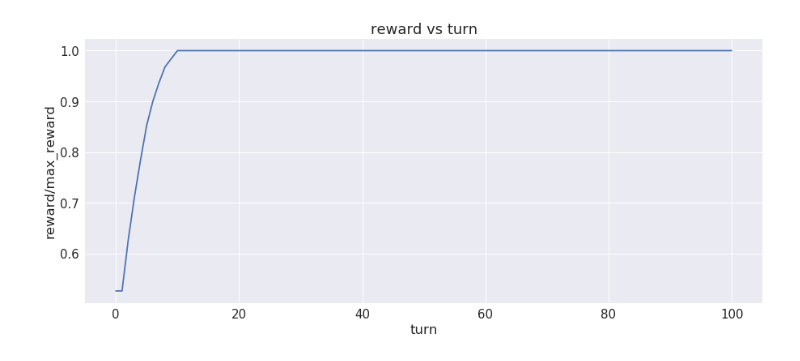
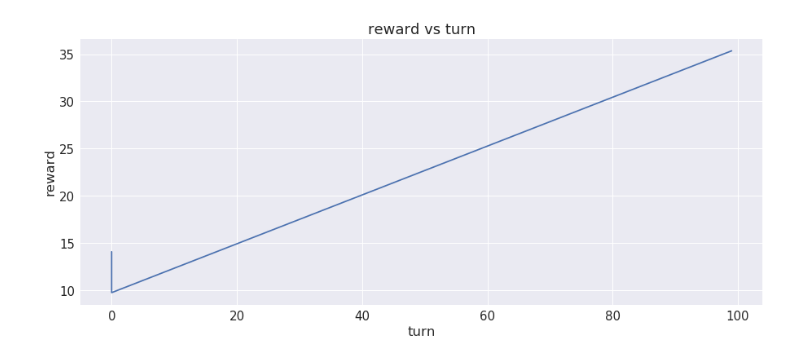
Before and after one commit to joehahn/multi-agent-explore, a Jupyter notebook: multi_agent.ipynb, the cells around one changed output. Saved outputs shown, nothing was run; the diff lists cells and outputs as text; code cells hidden in the pictures.

```diff
--- a/multi_agent.ipynb
+++ b/multi_agent.ipynb
@@ -58,0 +57,7 @@ state_vector_next =  [[ 1.  0.  0.  0.  0.  1.  1.  1.  1.  0.  2.  0.  0.  0.
+# %%
+#play 1 game of randomly-moving agents
+turn = 0
+strategy = 'random'
+memories = play_one_game(environment, turn, strategy)
+game_history = memories2timeseries(memories)
+game_history.head()
@@ -59,7 +90,7 @@ state_vector_next =  [[ 1.  0.  0.  0.  0.  1.  1.  1.  1.  0.  2.  0.  0.  0.
 # %%
-#play 100 games making random actions, and stash moves in memories queue
+#play 10 games making random actions, and stash moves in memories queue
 N_games = 100
 strategy = 'random'
-memories = make_memories(environment, strategy, N_games)
+memories = play_N_games(environment, strategy, N_games)
 print 'number of memories = ', len(memories)
 # %% [output]
@@ -68,7 +99,7 @@ number of memories =  10100
 #build model
 N_inputs = N_buckets
 N_outputs = N_buckets
-N_neurons = N_inputs*N_outputs
+N_neurons = N_inputs*N_outputs*5
 model = build_model(N_inputs, N_neurons, N_outputs)
 print model.summary()
 # %% [output]
@@ -96,6 +126,6 @@ None
 # %%
 #train model
-N_games = 200                               #number of games to be played during training
+N_games = 100                                #number of games to be played during training
 gamma = 0.85                                #discount for future rewards
 batch_size = 20                             #number of memories used during experience-replay
 debug = False                               #set True to see stats about each game's final turn
@@ -136,17 +163,18 @@ p = ax.set_ylabel('epsilon')
 # %%
 #play one smart game
 strategy = 'smart'
-memories = play_game(environment, strategy, model=trained_model)
-actions, rewards, turn = memories2timeseries(memories)
+memories = play_one_game(environment, turn, strategy, model=trained_model)
+game_history = memories2timeseries(memories)
+game_history.head()
 fig, ax = plt.subplots(1,1, figsize=(15, 6))
-xp = turn
-yp = rewards/max_rewards
+xp = game_history['turn']
+yp = game_history['reward']
 p = ax.plot(xp, yp)
 p = ax.set_title('reward vs turn')
 p = ax.set_xlabel('turn')
-p = ax.set_ylabel('reward/max_reward')
+p = ax.set_ylabel('reward')
 # %% [output]
-[figure, old version]
+[figure, new version]
 # %%
 #done!
 time_stop = time.time()
```
Also changed, not shown: parts of 11 cells of this notebook, 1 other file.
